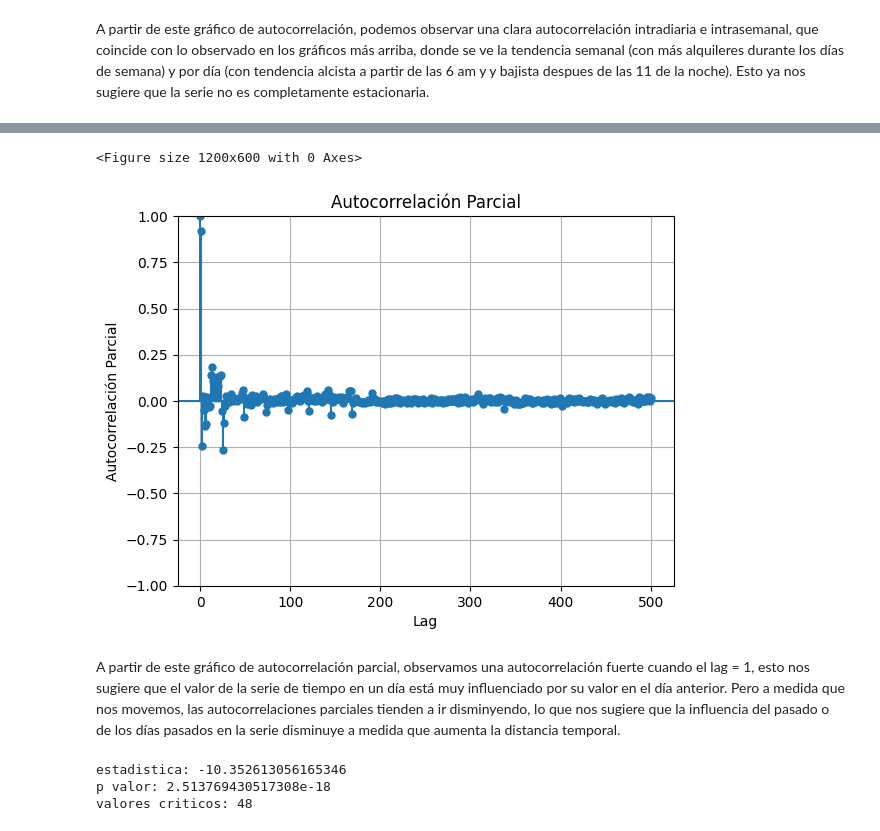
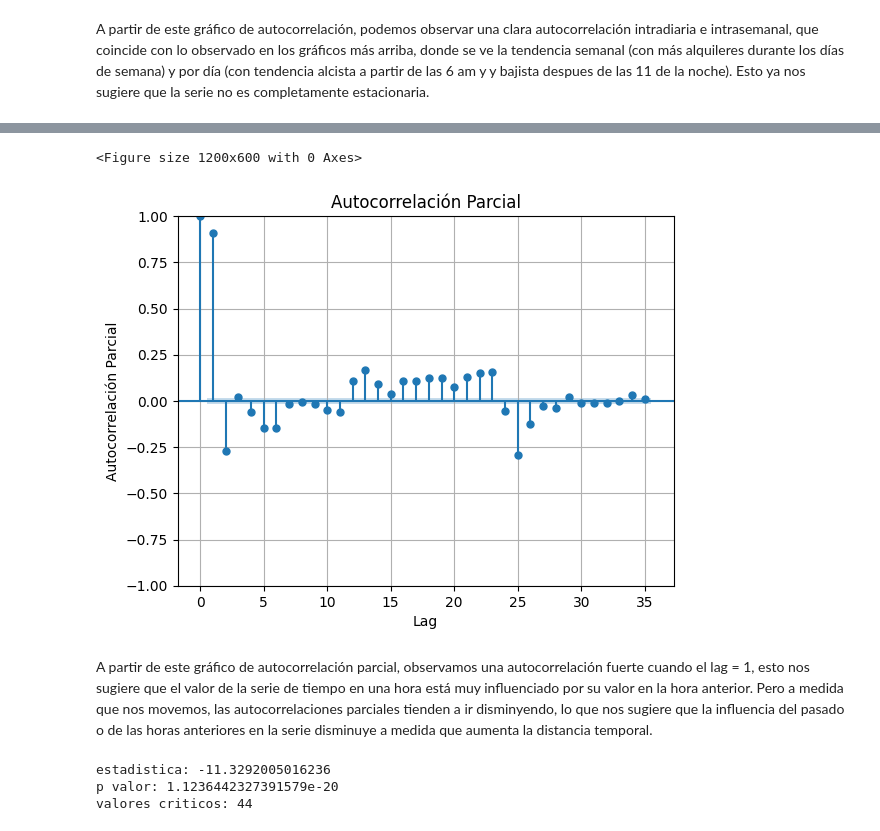
Before and after one commit to marianataglio/seriestemporales, a Jupyter notebook: tp_st.ipynb, the cells around one changed output, grey strips where cells are left out. Saved outputs shown, nothing was run; the diff lists cells and outputs as text; code cells hidden in the pictures.

```diff
--- a/tp_st.ipynb
+++ b/tp_st.ipynb
@@ -43,3 +44,7 @@ Text(0.5, 1.0, 'Alquiler de bicis Mayo 2015 - Julio 2018')
+# %%
+fecha_limite = pd.to_datetime('2016-07-01 00:00:00')
+df_shorten = df[df['date'] >= fecha_limite]
+bicis_por_dia = df_shorten.groupby('date').bici_id_usuario.count()
 # %%
 # Obtengo minutos de alquiler de bici
 
@@ -223,20 +240,20 @@ acf_values, conf_int = pacf(bicis_por_dia, alpha=0.05)
 # %%
 from statsmodels.graphics.tsaplots import plot_pacf
 
 plt.figure(figsize=(12, 6))
-plot_pacf(bicis_por_dia, lags=500, alpha=0.05)
+plot_pacf(bicis_por_dia, lags=35, alpha=0.05)
 plt.title('Autocorrelación Parcial')
 plt.xlabel('Lag')
 plt.ylabel('Autocorrelación Parcial')
 plt.grid(True)
 plt.show()
 # %% [output]
 <Figure size 1200x600 with 0 Axes>
-[figure, old version]
+[figure, new version]
 # %% [markdown]
 
-A partir de este gráfico de autocorrelación parcial, observamos una autocorrelación fuerte cuando el lag = 1, esto nos sugiere que el valor de la serie de tiempo en un día está muy influenciado por su valor en el día anterior.
-Pero a medida que nos movemos, las autocorrelaciones parciales tienden a ir disminyendo, lo que nos sugiere que la influencia del pasado o de los días pasados en la serie disminuye a medida que aumenta la distancia temporal.
+A partir de este gráfico de autocorrelación parcial, observamos una autocorrelación fuerte cuando el lag = 1, esto nos sugiere que el valor de la serie de tiempo en una hora está muy influenciado por su valor en la hora anterior.
+Pero a medida que nos movemos, las autocorrelaciones parciales tienden a ir disminyendo, lo que nos sugiere que la influencia del pasado o de las horas anteriores en la serie disminuye a medida que aumenta la distancia temporal.
 # %%
 # aplico test de dickey fuller
 
@@ -245,6 +262,6 @@ print('estadistica:', adf_result[0])
 print('p valor:', adf_result[1])
 print('valores criticos:', adf_result[2])
 # %% [output]
-estadistica: -10.352613056165346
-p valor: 2.513769430517308e-18
-valores criticos: 48
+estadistica: -11.3292005016236
+p valor: 1.1236442327391579e-20
+valores criticos: 44
```
Also changed, not shown: parts of 17 cells of this notebook.
